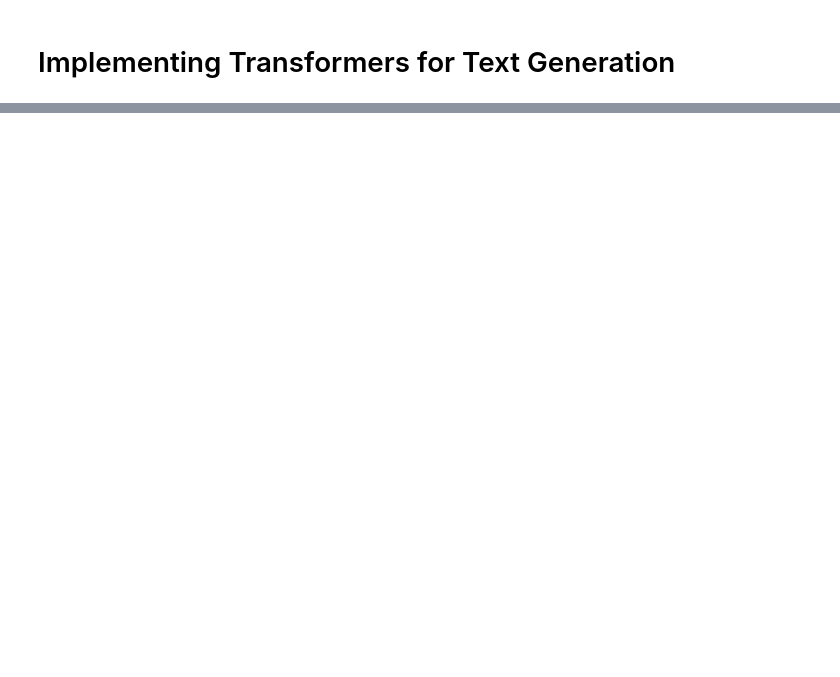
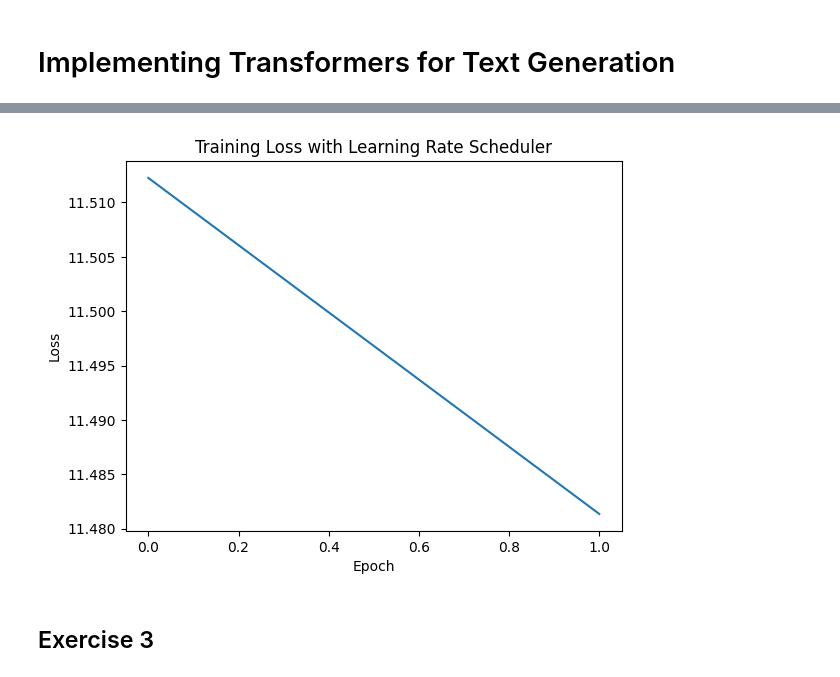
Before and after one commit to victorcata/ai-engineering-certificate, a Jupyter notebook: 02-deep-learning/keras-tensorflow/07-transformers-text-generation.ipynb, the cells around one changed output, grey strips where cells are left out. Saved outputs shown, nothing was run; the diff lists cells and outputs as text; code cells hidden in the pictures; blank space fills up the shorter version.

```diff
--- a/02-deep-learning/keras-tensorflow/07-transformers-text-generation.ipynb
+++ b/02-deep-learning/keras-tensorflow/07-transformers-text-generation.ipynb
@@ -54,0 +401,26 @@ First 10 vectorized tokens: [ 89 270 138  36 982 144 673 125  16 106]
+# %%
+import pandas as pd
+from sklearn.preprocessing import MinMaxScaler
+from sklearn.model_selection import train_test_split
+from tensorflow.keras.layers import Layer, Dense, LayerNormalization, Dropout, Input
+from tensorflow.keras.callbacks import EarlyStopping
+import matplotlib.pyplot as plt
+
+# Define a learning rate scheduler
+def scheduler(epoch, lr):
+    if epoch % 10 == 0 and epoch != 0:
+        lr = lr * 0.5
+    return lr
+
+callback = tf.keras.callbacks.LearningRateScheduler(scheduler)
+
+# Train the model with the learning rate scheduler
+history = model.fit(X, Y, epochs=2, batch_size=64, callbacks=[callback])
+
+# Plot the training loss
+plt.plot(history.history['loss'])
+plt.xlabel('Epoch')
+plt.ylabel('Loss')
+plt.title('Training Loss with Learning Rate Scheduler')
+plt.show()
+# %% [output]
@@ -54,0 +431,3 @@ First 10 vectorized tokens: [ 89 270 138  36 982 144 673 125  16 106]
+[figure, added]
+# %% [markdown]
+## Exercise 3
```
Also changed, not shown: parts of 27 cells of this notebook.
